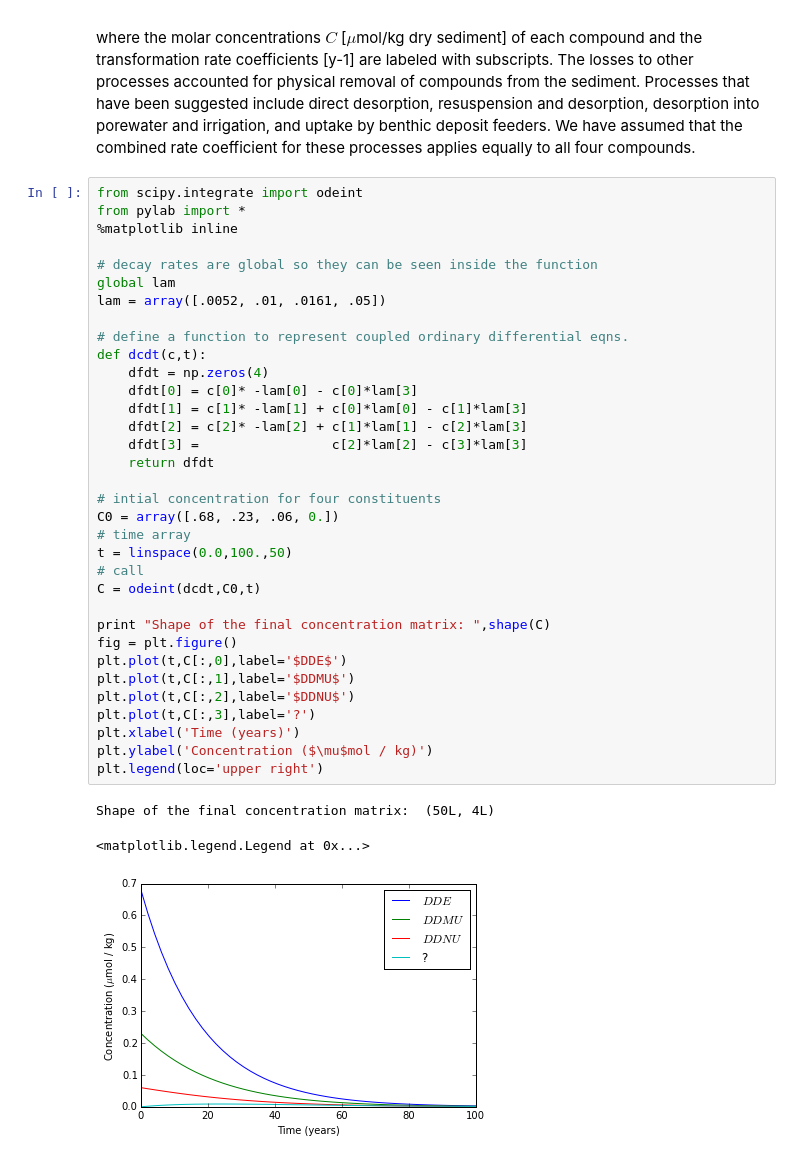
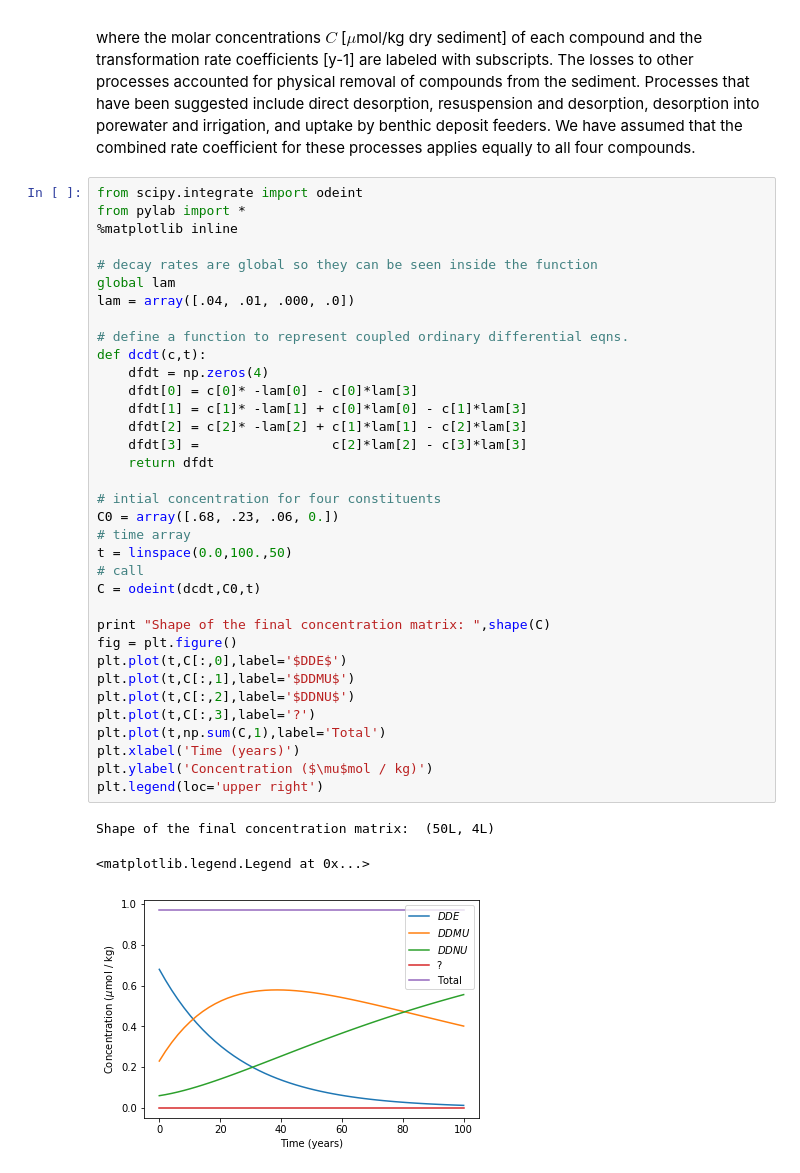
Before and after one commit to csherwood-usgs/IPython_notebook_examples, a Jupyter notebook: bateman.ipynb, the cells around one changed output. Cells and saved outputs as stored; diff of their text form.

```diff
--- a/bateman.ipynb
+++ b/bateman.ipynb
@@ -18,37 +18,38 @@ from pylab import *
 
 # decay rates are global so they can be seen inside the function
 global lam
-lam = array([.0052, .01, .0161, .05])
+lam = array([.04, .01, .000, .0])
 
 # define a function to represent coupled ordinary differential eqns.
 def dcdt(c,t):
     dfdt = np.zeros(4)
     dfdt[0] = c[0]* -lam[0] - c[0]*lam[3]
     dfdt[1] = c[1]* -lam[1] + c[0]*lam[0] - c[1]*lam[3]
     dfdt[2] = c[2]* -lam[2] + c[1]*lam[1] - c[2]*lam[3]
     dfdt[3] =                 c[2]*lam[2] - c[3]*lam[3]
     return dfdt
 
 # intial concentration for four constituents
 C0 = array([.68, .23, .06, 0.])
 # time array
 t = linspace(0.0,100.,50)
 # call
 C = odeint(dcdt,C0,t)
 
 print "Shape of the final concentration matrix: ",shape(C)
 fig = plt.figure()
 plt.plot(t,C[:,0],label='$DDE$')
 plt.plot(t,C[:,1],label='$DDMU$')
 plt.plot(t,C[:,2],label='$DDNU$')
 plt.plot(t,C[:,3],label='?')
+plt.plot(t,np.sum(C,1),label='Total')
 plt.xlabel('Time (years)')
 plt.ylabel('Concentration ($\mu$mol / kg)')
 plt.legend(loc='upper right')
 # %% [output]
 Shape of the final concentration matrix:  (50L, 4L)
 <matplotlib.legend.Legend at 0x...>
-[figure, old version]
+[figure, new version]
 # %%
 whos
 # %% [output]
```
Also changed, not shown: parts of 1 cell of this notebook, 1 other file.
